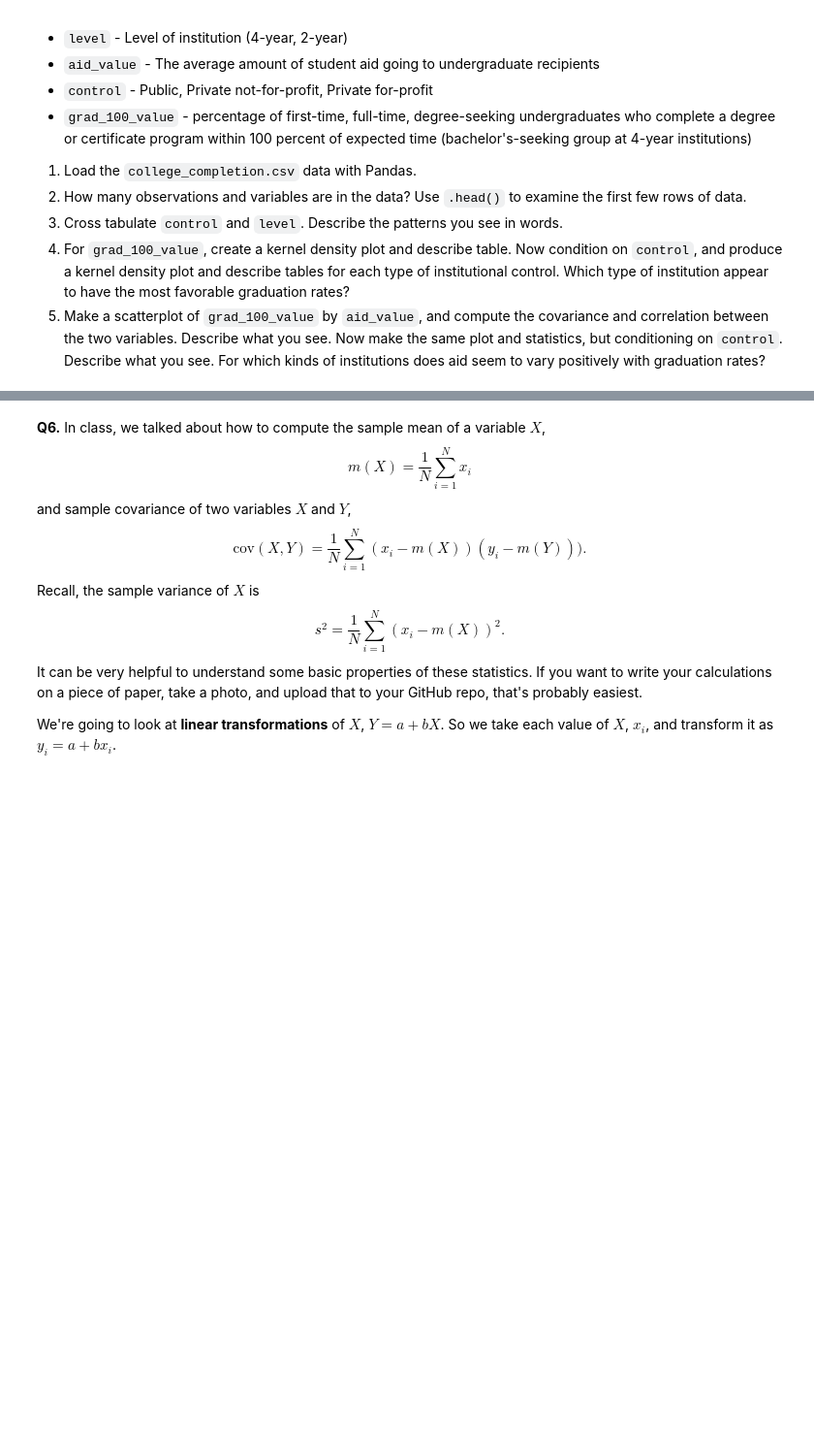
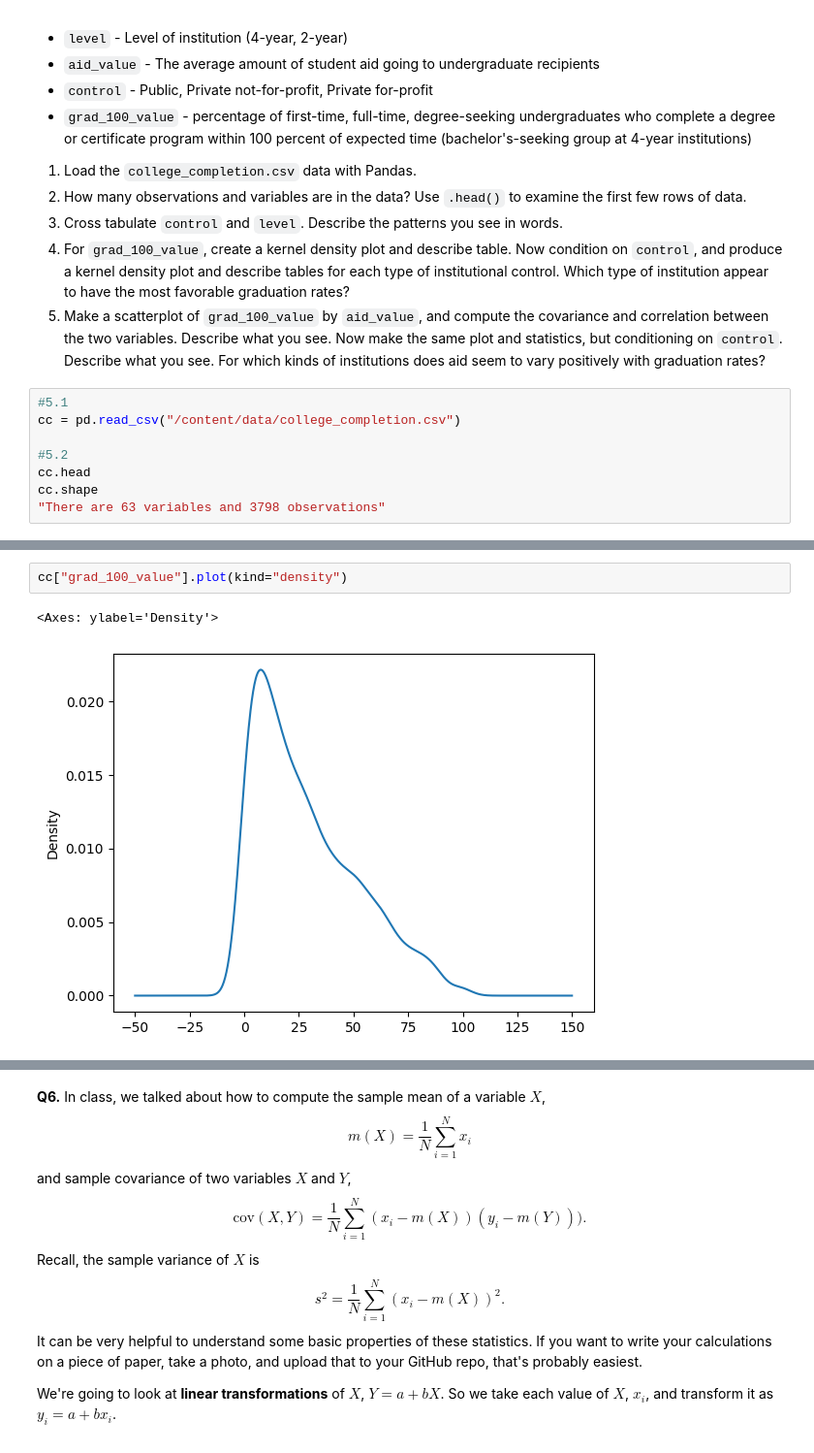
Before and after one commit to anishjagota/undergrad_ml_assignments, a Jupyter notebook: 01_assignment_wrangling_and_eda.ipynb, the cells around one changed output, grey strips where cells are left out. Shown at 97% size. Drawn from its saved outputs; the diff is of its cells as text; blank space fills up the shorter version.

```diff
--- a/01_assignment_wrangling_and_eda.ipynb
+++ b/01_assignment_wrangling_and_eda.ipynb
@@ -470,3 +566,11 @@ We'll use the `college_completion.csv` dataset from the US Department of Educati
 3. Cross tabulate `control` and `level`. Describe the patterns you see in words.
 4. For `grad_100_value`, create a kernel density plot and describe table. Now condition on `control`, and produce a kernel density plot and describe tables for each type of institutional control. Which type of institution appear to have the most favorable graduation rates?
 5. Make a scatterplot of `grad_100_value` by `aid_value`, and compute the covariance and correlation between the two variables. Describe what you see. Now make the same plot and statistics, but conditioning on `control`. Describe what you see. For which kinds of institutions does aid seem to vary positively with graduation rates?
+# %%
+#5.1
+cc = pd.read_csv("/content/data/college_completion.csv")
+
+#5.2
+cc.head
+cc.shape
+"There are 63 variables and 3798 observations"
@@ -472,0 +604,5 @@ We'll use the `college_completion.csv` dataset from the US Department of Educati
+# %%
+cc["grad_100_value"].plot(kind="density")
+# %% [output]
+<Axes: ylabel='Density'>
+[figure, added]
```
Also changed, not shown: parts of 24 cells of this notebook.
